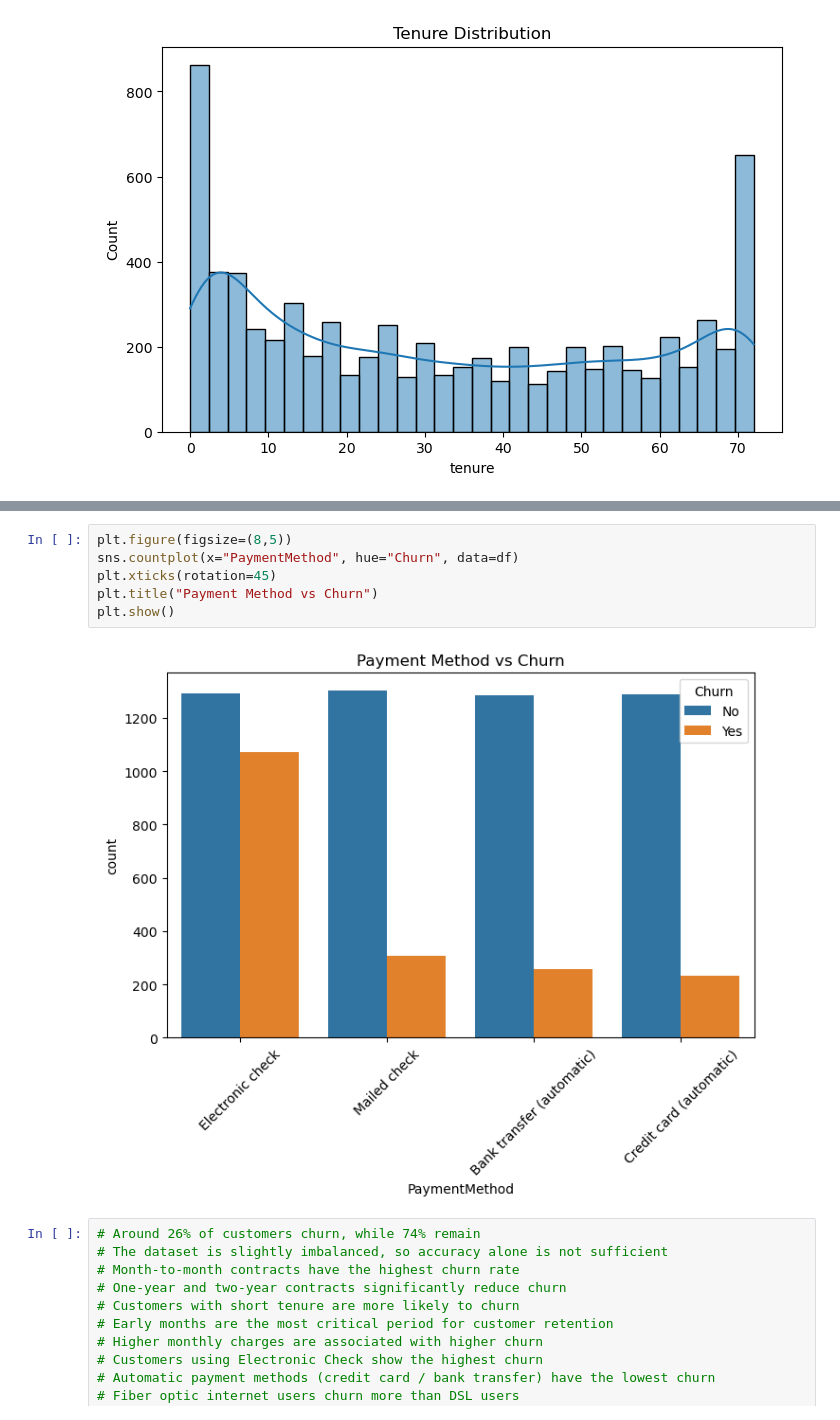
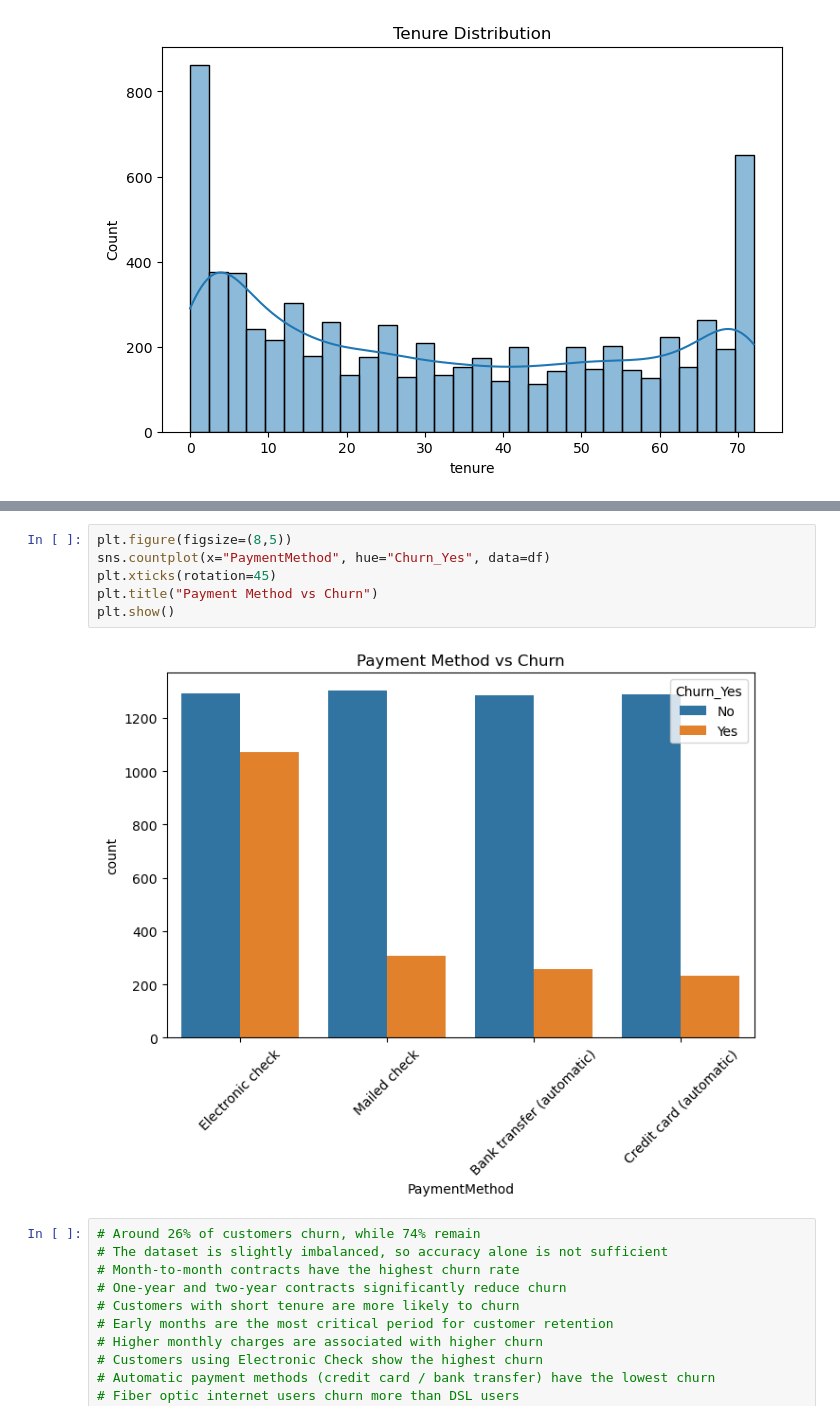
Before and after one commit to ELWaLii/telco-churn-prediction, a Jupyter notebook: Customer_Churn.ipynb, the cells around one changed output, grey strips where cells are left out. Drawn from its saved outputs; the diff is of its cells as text.

```diff
--- a/Customer_Churn.ipynb
+++ b/Customer_Churn.ipynb
@@ -135,11 +135,11 @@ plt.show()
 # %%
 plt.figure(figsize=(8,5))
-sns.countplot(x="PaymentMethod", hue="Churn", data=df)
+sns.countplot(x="PaymentMethod", hue="Churn_Yes", data=df)
 plt.xticks(rotation=45)
 plt.title("Payment Method vs Churn")
 plt.show()
 # %% [output]
-[figure, old version]
+[figure, new version]
 # %%
 # Around 26% of customers churn, while 74% remain
 # The dataset is slightly imbalanced, so accuracy alone is not sufficient
```
Also changed, not shown: parts of 7 cells of this notebook, 1 other file.
